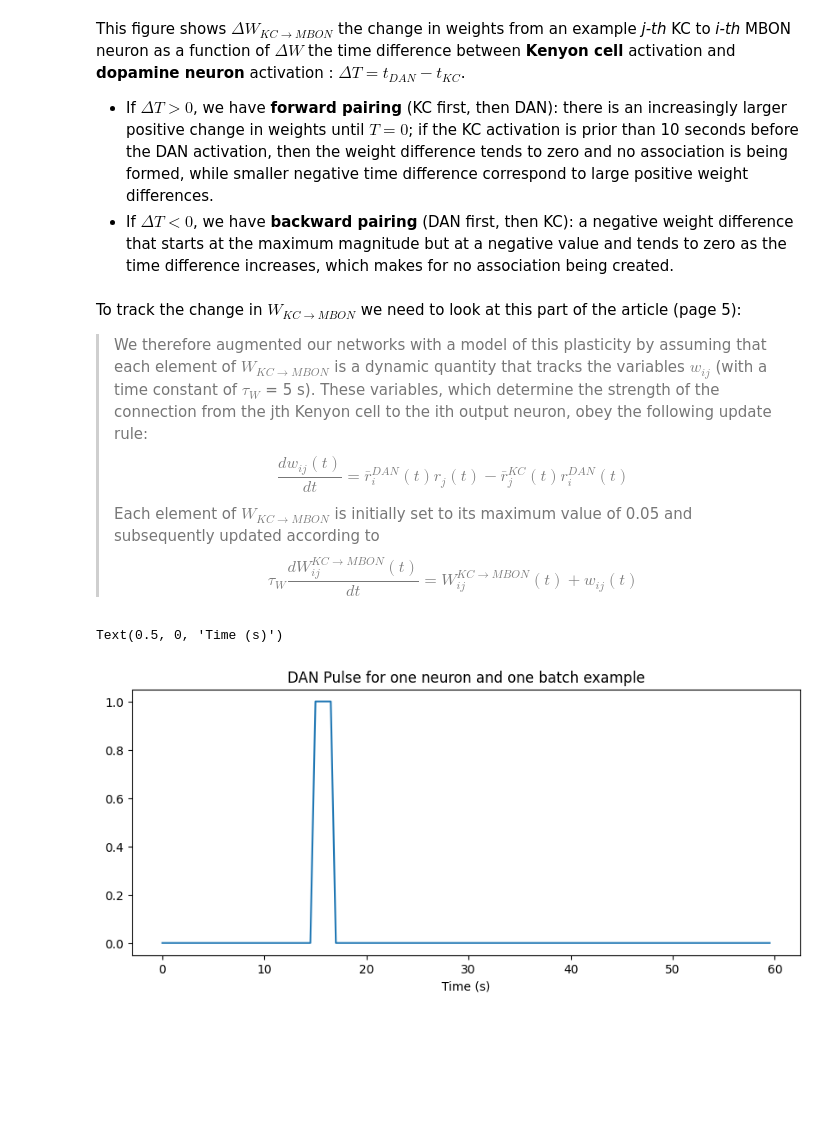
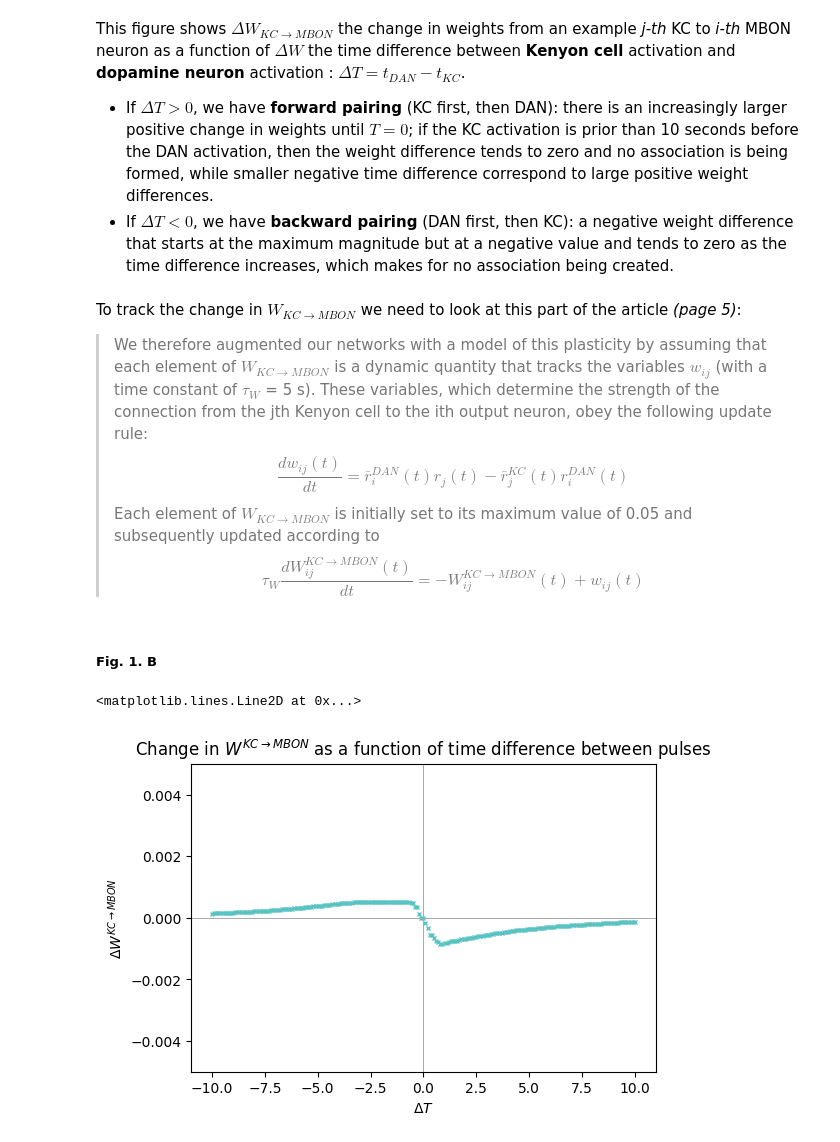
Before and after one commit to brunakarez/jiang_litwin-kumar_mb_rnn, a Jupyter notebook: test_notebook.ipynb, the cells around one changed output. Cells and saved outputs as stored; diff of their text form; code cells hidden in the pictures; blank space fills up the shorter version.

```diff
--- a/test_notebook.ipynb
+++ b/test_notebook.ipynb
@@ -25,12 +27,14 @@ This figure shows $\Delta W_{KC\rightarrow MBON}$ the change in weights from an
 * If $\Delta T > 0$, we have **forward pairing** (KC first, then DAN): there is an increasingly larger positive change in weights until $T=0$; if the KC activation is prior than 10 seconds before the DAN activation, then the weight difference tends to zero and no association is being formed, while smaller negative time difference correspond to large positive weight differences.
 * If $\Delta T < 0$, we have **backward pairing** (DAN first, then KC): a negative weight difference that starts at the maximum magnitude but at a negative value and tends to zero as the time difference increases, which makes for no association being created.
 # %% [markdown]
-To track the change in $W_{KC \rightarrow MBON}$ we need to look at this part of the article (page 5):
+To track the change in $W_{KC \rightarrow MBON}$ we need to look at this part of the article *(page 5)*:
 
 >We therefore augmented our networks with a model of this plasticity by assuming that each element of $W_{KC \rightarrow MBON}$ is a dynamic quantity that tracks the variables $w_{ij}$ (with a time constant of $\tau_W$ = 5 s). These variables, which determine the strength of the connection from the jth Kenyon cell to the ith output neuron, obey the following update rule:
 > $$ \frac{dw_{ij}(t)}{dt} = \bar{r}_i^{DAN}(t)r_j(t) - \bar{r}_j^{KC}(t)r_i^{DAN}(t)$$
 > Each element of $W_{KC \rightarrow MBON}$ is initially set to its maximum value of 0.05 and subsequently updated according to
-> $$ \tau_W \frac{dW^{KC \rightarrow MBON}_{ij}(t)}{dt}= W^{KC \rightarrow MBON}_{ij}(t) + w_{ij}(t)$$
+> $$ \tau_W \frac{dW^{KC \rightarrow MBON}_{ij}(t)}{dt}= -W^{KC \rightarrow MBON}_{ij}(t) + w_{ij}(t)$$
+# %% [markdown]
+##### Fig. 1. B
 # %%
 # Construct the array of time differences between pulses of activation
 dT_win_start = -10 # (in seconds)
@@ -74,30 +80,43 @@ dW_tot = np.zeros((len(dT_array), n_mbon, n_dan, batch_size))
-# %%
-# Plot the DAN pulse for one batch
-plt.figure(figsize=(10, 4))
-plt.plot(time_range, pulse_dan[0, :, 0])
-plt.title('DAN Pulse for one neuron and one batch example')
-plt.xlabel('Time (s)')
-# %% [output]
-Text(0.5, 0, 'Time (s)')
-[figure, removed]
 # %%
 # Run an experience during time_range for each dT in dT_array
 for dT_idx, dT in enumerate(dT_array):
     # Reset the KC pulse and weights for each dT
-    pulse_kc = np.zeros((n_kc, len(time_range), batch_size))
-    W = wmax*np.ones((n_mbon, n_dan, batch_size))
+    pulse_kc = torch.zeros((n_kc, len(time_range), batch_size))
+    W_init = wmax_factor*wmax*torch.ones((n_mbon, n_kc, batch_size))
+    W = W_init.clone()
 
     # (Re)create the KC pulse for current dT
-    t_kc_init = t_dan_init + dT
-    pulse_kc[:, int(t_kc_init/dt):int((t_kc_init + pulse_duration)/dt), :] = 1
+    t_kc_init = t_dan_init - dT.item()
+    pulse_kc[:, int(t_kc_init/dt):int((t_kc_init + pulse_duration)/dt), :] = pulse_amp
 
-    # TODO: HOW TO INITIALIZE rbar_kc and rbar_dan?
+    # Initialize the filtered firing rates for KC and DAN neurons
+    rbar_kc = torch.zeros((n_kc, batch_size))
+    rbar_dan = torch.zeros((n_dan, batch_size))
 
     # Run the experience for the current dT
-    for t in time_range:
-        r_dan = pulse_dan[:, int(t/dt)]
-        r_kc = pulse_kc[:, int(t/dt)]
-        W, rbar_kc, rbar_dan = update_kc_mbon_weights(W, r_kc, r_dan, rbar_kc, rbar_dan, dt, tau, tauw, wmax, stdpfac)
-    dW_tot[dT_idx] = W - wmax*np.ones((n_mbon, n_dan, batch_size)) # TODO: is this truly the definition of dW ??
+    for t_idx, t in enumerate(time_range):
+        r_dan = pulse_dan[:, t_idx]
+        r_kc = pulse_kc[:, t_idx]
+        W, rbar_kc, rbar_dan = update_kc_mbon_weights(W, r_kc, r_dan, rbar_kc, rbar_dan,
+                                                    dt=dt,
+                                                    tau=tau,
+                                                    tauw=tauw,
+                                                    wmax=wmax,
+                                                    stdpfac=stdpfac
+                                                    )
+    dW_tot[dT_idx] = W - W_init
 # %%
 # Plot dW as a function of dT
+plt.figure(figsize=(6, 4))
+plt.plot(dT_array, dW_tot[:, 0, 0, 0], 'x', markersize=3, color='#59C3C3')
+plt.ylim([-0.005, 0.005]) # arbitrary lol
+plt.title(r'Change in $W^{KC \rightarrow MBON}$ as a function of time difference between pulses')
+plt.xlabel(r'$\Delta T$')
+plt.ylabel(r'$\Delta W^{KC \rightarrow MBON}$')
+plt.axhline(0, color='darkgrey', linestyle='-', linewidth=0.7)
+plt.axvline(0, color='darkgrey', linestyle='-', linewidth=0.7)
+
+# Idea : plot also four pulses, one where dT = -10, one where dT = -5, one where dT = 5, and one where dT = 10.
+# %% [output]
+<matplotlib.lines.Line2D at 0x...>
+[figure, added]
```
Also changed, not shown: parts of 19 cells of this notebook, 3 other files.
